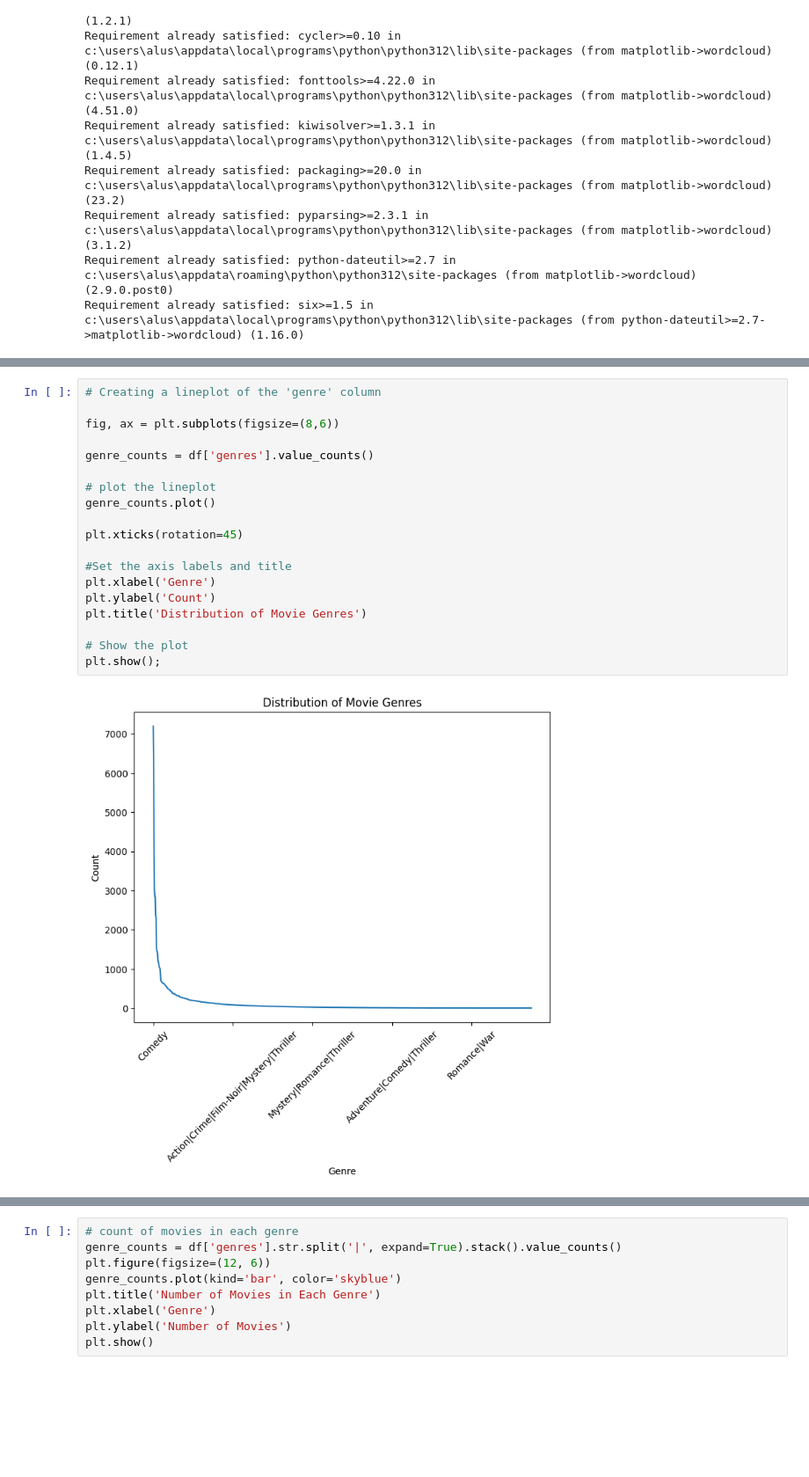
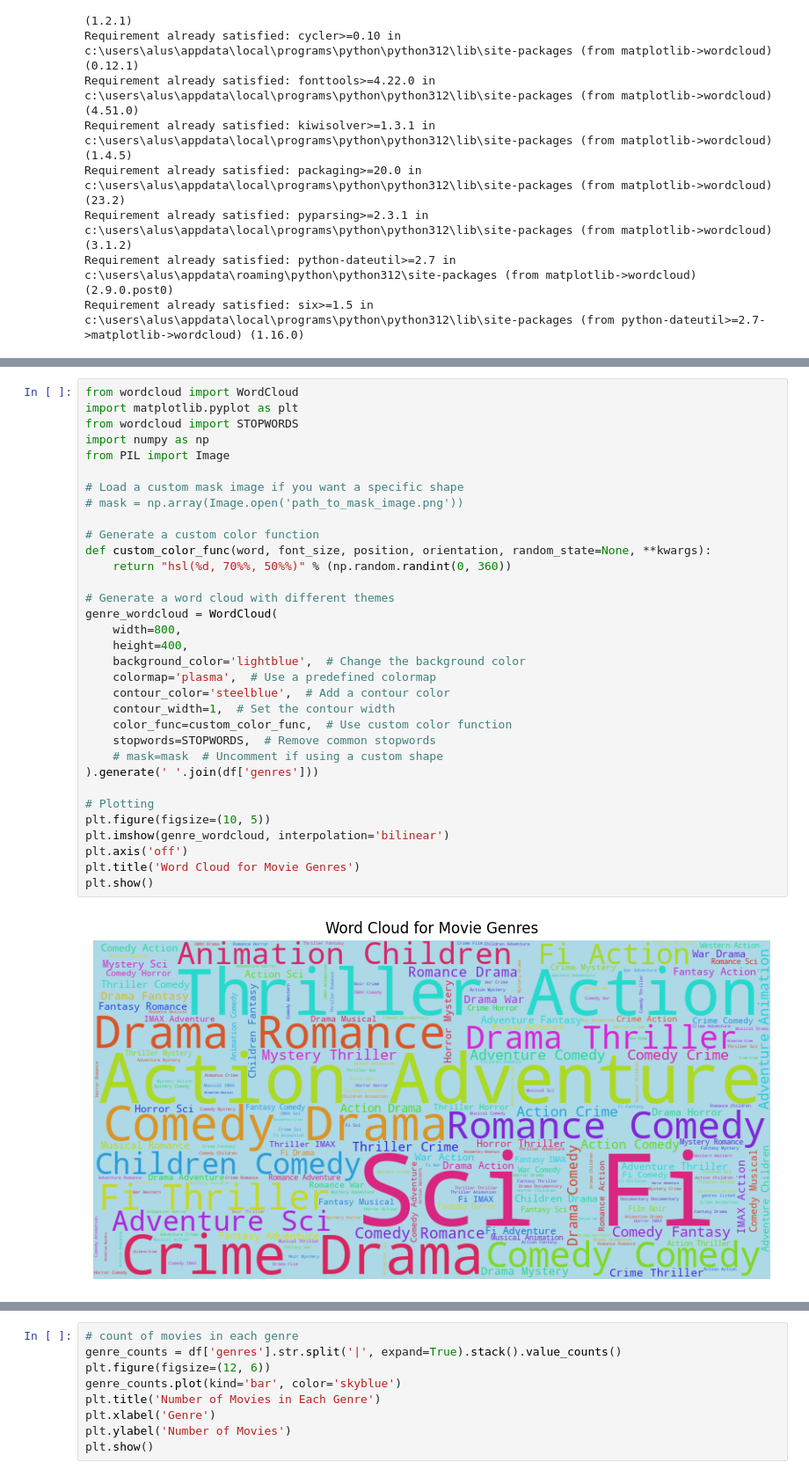
Before and after one commit to Allan-Kipkemei/Movie-Recommendation-System, a Jupyter notebook: student.ipynb, the cells around one changed output, grey strips where cells are left out. Shown at 88% size. Drawn from its saved outputs; the diff is of its cells as text; blank space fills up the shorter version.

```diff
--- a/student.ipynb
+++ b/student.ipynb
@@ -587,21 +671,35 @@ plt.show()
-# %%
-# Creating a lineplot of the 'genre' column
-
-fig, ax = plt.subplots(figsize=(8,6))
-
-genre_counts = df['genres'].value_counts()
-
-# plot the lineplot
-genre_counts.plot()
-
-plt.xticks(rotation=45)
-
-#Set the axis labels and title
-plt.xlabel('Genre')
-plt.ylabel('Count')
-plt.title('Distribution of Movie Genres')
-
-# Show the plot
-plt.show();
-# %% [output]
-[figure, removed]
+# %%
+from wordcloud import WordCloud
+import matplotlib.pyplot as plt
+from wordcloud import STOPWORDS
+import numpy as np
+from PIL import Image
+
+# Load a custom mask image if you want a specific shape
+# mask = np.array(Image.open('path_to_mask_image.png'))
+
+# Generate a custom color function
+def custom_color_func(word, font_size, position, orientation, random_state=None, **kwargs):
+    return "hsl(%d, 70%%, 50%%)" % (np.random.randint(0, 360))
+
+# Generate a word cloud with different themes
+genre_wordcloud = WordCloud(
+    width=800,
+    height=400,
+    background_color='lightblue',  # Change the background color
+    colormap='plasma',  # Use a predefined colormap
+    contour_color='steelblue',  # Add a contour color
+    contour_width=1,  # Set the contour width
+    color_func=custom_color_func,  # Use custom color function
+    stopwords=STOPWORDS,  # Remove common stopwords
+    # mask=mask  # Uncomment if using a custom shape
+).generate(' '.join(df['genres']))
+
+# Plotting
+plt.figure(figsize=(10, 5))
+plt.imshow(genre_wordcloud, interpolation='bilinear')
+plt.axis('off')
+plt.title('Word Cloud for Movie Genres')
+plt.show()
+# %% [output]
+[figure, added]
```
Also changed, not shown: parts of 23 cells of this notebook, 5 other files.
